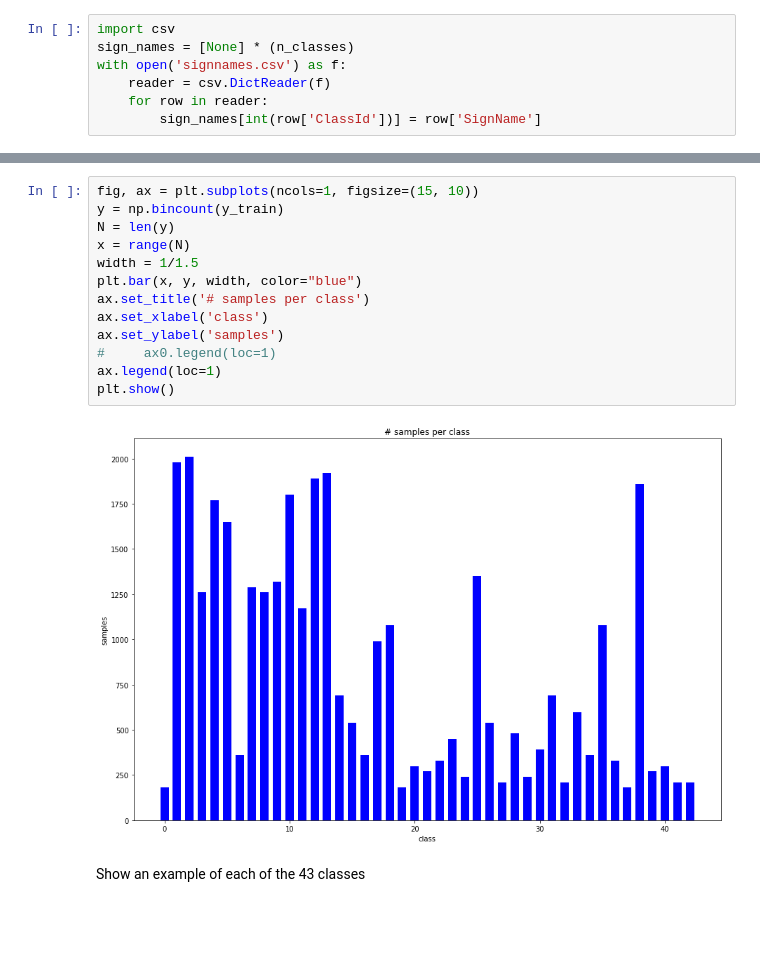
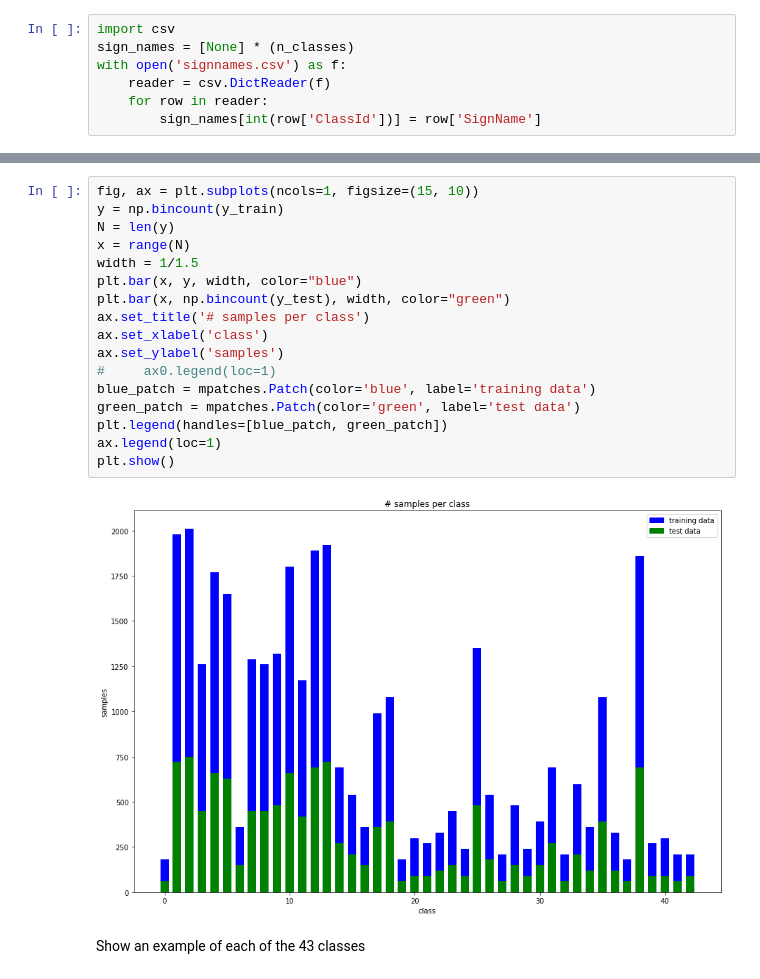
Before and after one commit to ksepehri/CarND-Traffic-Sign-Classifier-Project, a Jupyter notebook: Traffic_Sign_Classifier.ipynb, the cells around one changed output, grey strips where cells are left out. Saved outputs shown, nothing was run; the diff lists cells and outputs as text; blank space fills up the shorter version.

Commit message:
enhanced preprocessor and some charts

```diff
--- a/Traffic_Sign_Classifier.ipynb
+++ b/Traffic_Sign_Classifier.ipynb
@@ -129,18 +130,22 @@ class: 10, name: No passing for vehicles over 3.5 metric tons, index: 18810
 # %%
 fig, ax = plt.subplots(ncols=1, figsize=(15, 10))
 y = np.bincount(y_train)
 N = len(y)
 x = range(N)
 width = 1/1.5
 plt.bar(x, y, width, color="blue")
+plt.bar(x, np.bincount(y_test), width, color="green")
 ax.set_title('# samples per class')
 ax.set_xlabel('class')
 ax.set_ylabel('samples')
 #     ax0.legend(loc=1)
+blue_patch = mpatches.Patch(color='blue', label='training data')
+green_patch = mpatches.Patch(color='green', label='test data')
+plt.legend(handles=[blue_patch, green_patch])
 ax.legend(loc=1)
 plt.show()
 # %% [output]
-[figure, old version]
+[figure, new version]
 # %% [markdown]
 Show an example of each of the 43 classes
 # %%
```
Also changed, not shown: parts of 9 cells of this notebook, 1 other file.
